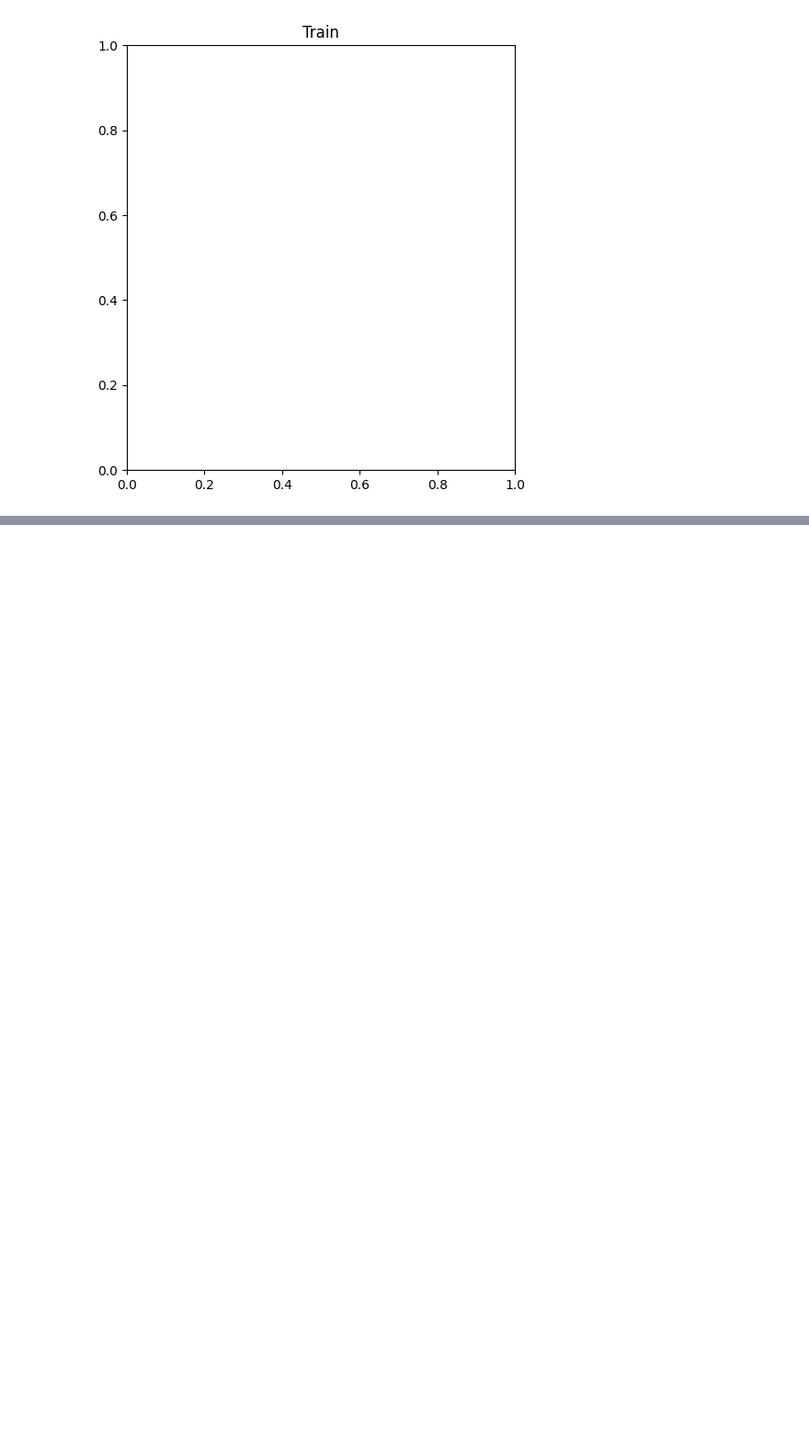
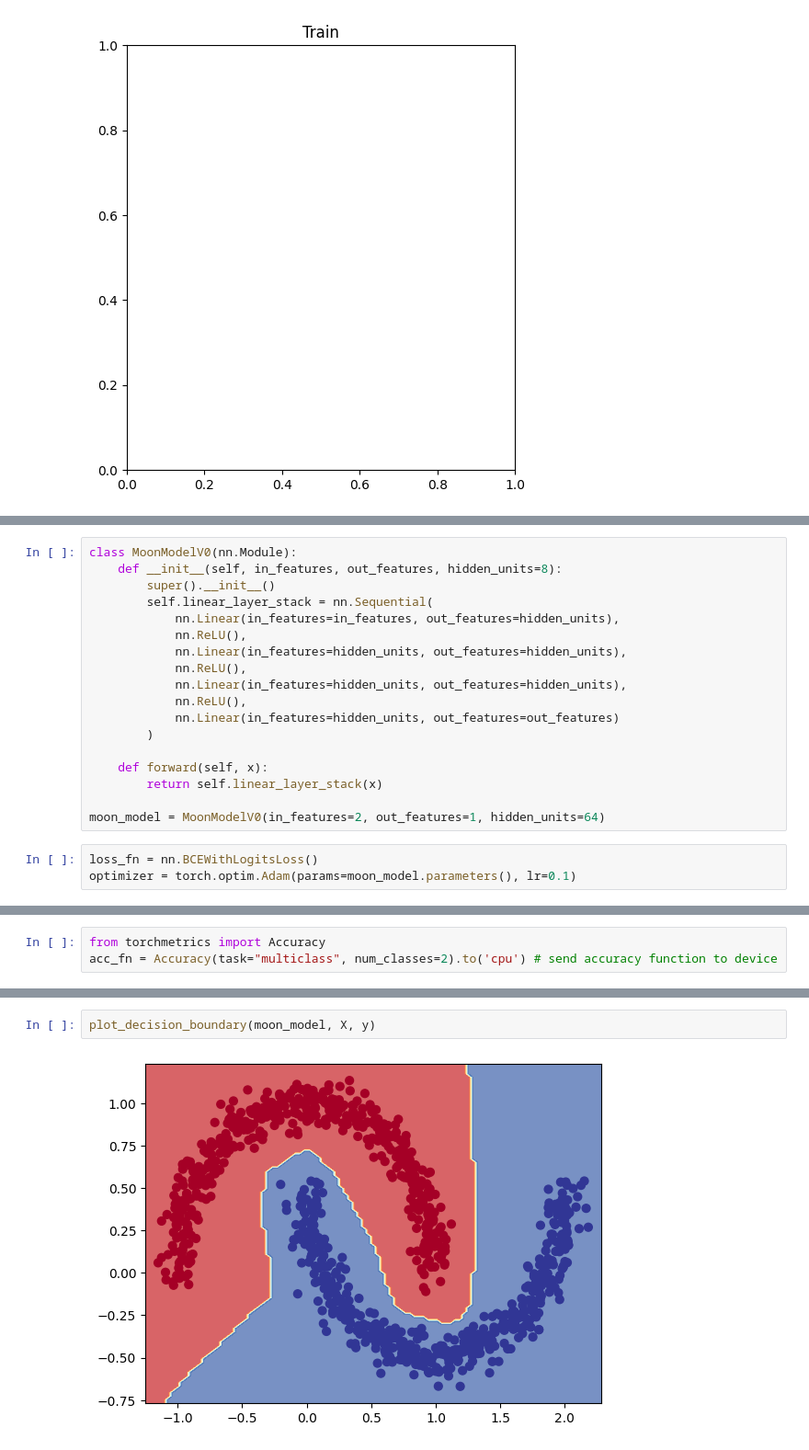
Before and after one commit to JustinTrannn/learningPytorch, a Jupyter notebook: 02_pytorch_classification.ipynb, the cells around one changed output, grey strips where cells are left out. Shown at 92% size. Cells and saved outputs as stored; diff of their text form; blank space fills up the shorter version.

```diff
--- a/02_pytorch_classification.ipynb
+++ b/02_pytorch_classification.ipynb
@@ -1081,0 +1154,21 @@ RuntimeError: shape '[101, 101]' is invalid for input of size 40804
+# %%
+class MoonModelV0(nn.Module):
+    def __init__(self, in_features, out_features, hidden_units=8):
+        super().__init__()
+        self.linear_layer_stack = nn.Sequential(
+            nn.Linear(in_features=in_features, out_features=hidden_units),
+            nn.ReLU(),
+            nn.Linear(in_features=hidden_units, out_features=hidden_units),
+            nn.ReLU(),
+            nn.Linear(in_features=hidden_units, out_features=hidden_units),
+            nn.ReLU(),
+            nn.Linear(in_features=hidden_units, out_features=out_features)
+        )
+
+    def forward(self, x):
+        return self.linear_layer_stack(x)
+
+moon_model = MoonModelV0(in_features=2, out_features=1, hidden_units=64)
+# %%
+loss_fn = nn.BCEWithLogitsLoss()
+optimizer = torch.optim.Adam(params=moon_model.parameters(), lr=0.1)
@@ -1081,0 +1207,3 @@ RuntimeError: shape '[101, 101]' is invalid for input of size 40804
+# %%
+from torchmetrics import Accuracy
+acc_fn = Accuracy(task="multiclass", num_classes=2).to('cpu') # send accuracy function to device
@@ -1081,0 +1281,4 @@ RuntimeError: shape '[101, 101]' is invalid for input of size 40804
+# %%
+plot_decision_boundary(moon_model, X, y)
+# %% [output]
+[figure, added]
```
Also changed, not shown: parts of 16 cells of this notebook.
